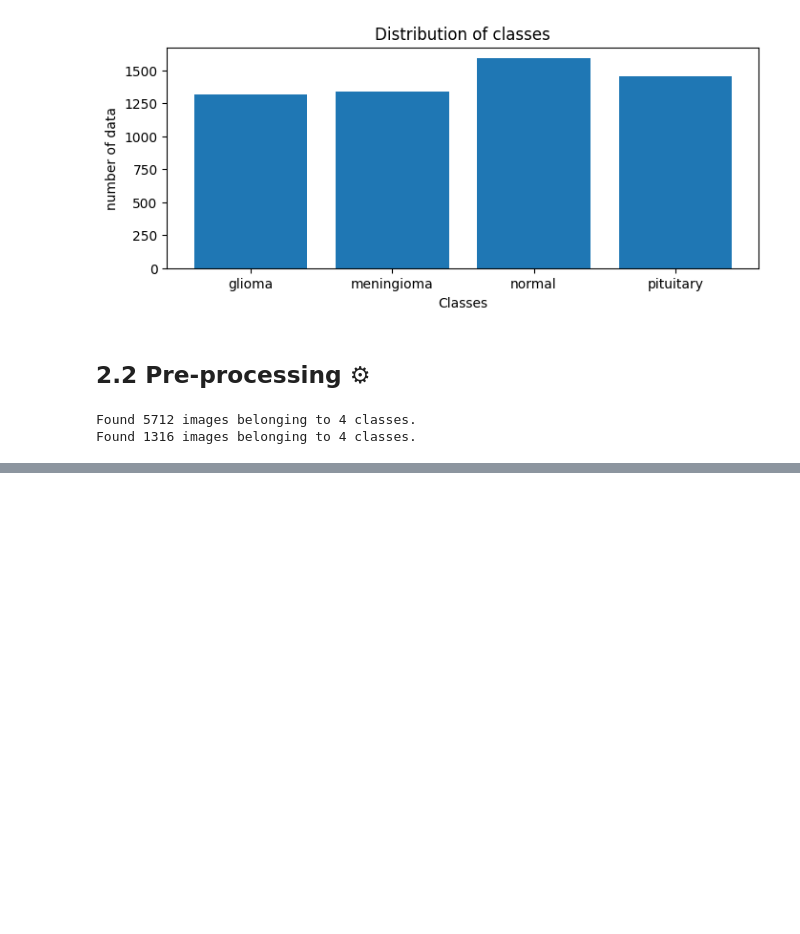
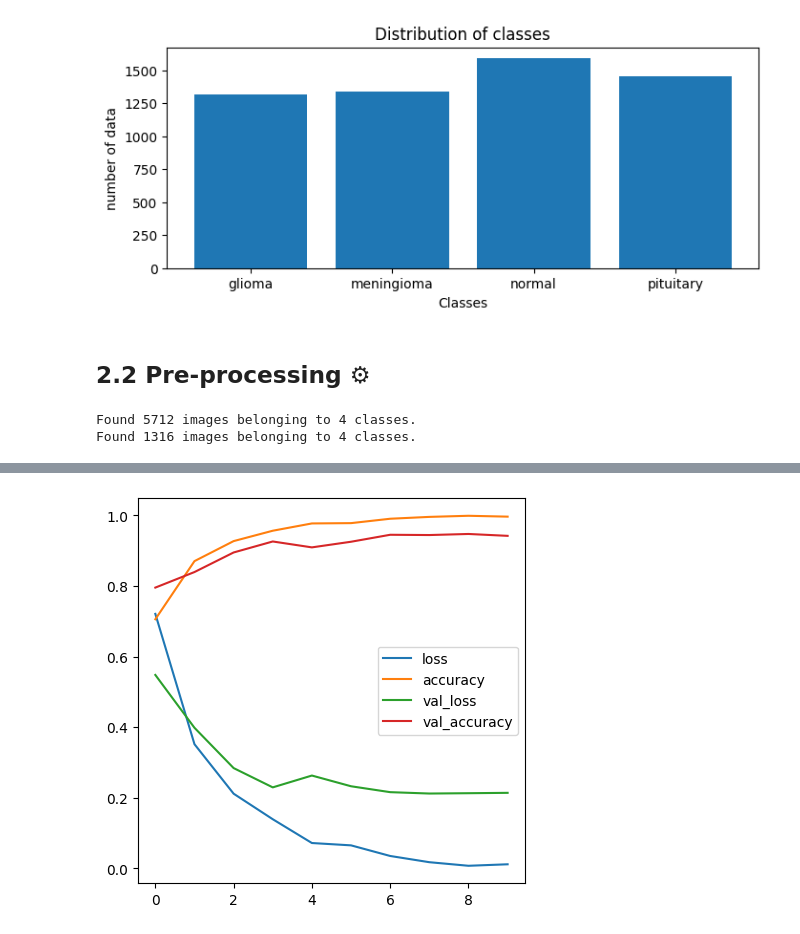
Before and after one commit to Henil21/Research, a Jupyter notebook: ITM_Research.ipynb, the cells around one changed output, grey strips where cells are left out. Drawn from its saved outputs; the diff is of its cells as text; code cells hidden in the pictures; blank space fills up the shorter version.

```diff
--- a/ITM_Research.ipynb
+++ b/ITM_Research.ipynb
@@ -333,21 +333,21 @@ from tensorflow.keras.preprocessing.image import ImageDataGenerator
 train_data_gen = ImageDataGenerator(rescale=1./255)
 
 # dividing into batches and
-train_generator = train_data_gen.flow_from_directory(
+train_generator_brain = train_data_gen.flow_from_directory(
     Brain_train,
-    target_size=(512, 512), #targeted shape
+    target_size=(224, 224), #targeted shape
     batch_size=32, #32  images per batch
     class_mode='categorical' # we are working with multiclass problem
 )
 
 
 # recaling pixels
-test_data_gen = ImageDataGenerator(rescale=1./255)
+test_data_gen_brain = ImageDataGenerator(rescale=1./255)
 
 # dividing into batches and
-test_generator = train_data_gen.flow_from_directory(
+test_generator_brain = train_data_gen.flow_from_directory(
     Brain_test,
-    target_size=(512, 512), #targeted shape
+    target_size=(224, 224), #targeted shape
     batch_size=32, #32  images per batch
     class_mode='categorical' # we are working with multiclass problem
 )
@@ -376,0 +359,25 @@ train_generator[0]
+# %%
+import tensorflow as tf
+from tensorflow.keras.layers import Dense,Flatten,Conv2D,MaxPool2D, Activation
+from tensorflow.keras.optimizers import Adam,RMSprop
+from tensorflow.keras import Sequential
+tf.random.set_seed(42)
+
+Model_2=Sequential([
+    Conv2D(32,3,activation='relu', input_shape=(224,224,3)),  #3 is kernal size
+    MaxPool2D(),
+    Conv2D(10, 3, activation='relu'),
+    MaxPool2D(),
+    Flatten(),
+    Dense(4, activation='softmax') # softmax as we are working with multiclass problem
+])
+Model_2.compile(loss='categorical_crossentropy', # as we got multiple classes
+                            optimizer=tf.keras.optimizers.Adam(), # for now lets dont specify the learning rate,  default is 0.001 and we will also try Rmspromp
+                            metrics=['accuracy'])# evaluation
+
+history_2=Model_2.fit(train_generator_brain,
+                   epochs=10,
+                    steps_per_epoch=len(# dividing into batches and
+                  train_generator_brain  ),
+                   validation_data=(test_generator_brain),
+                   validation_steps=len(test_generator_brain ))
@@ -376,0 +405,4 @@ train_generator[0]
+# %%
+plot_loss_curves(history_2)
+# %% [output]
+[figure, added]
```
Also changed, not shown: parts of 12 cells of this notebook.
